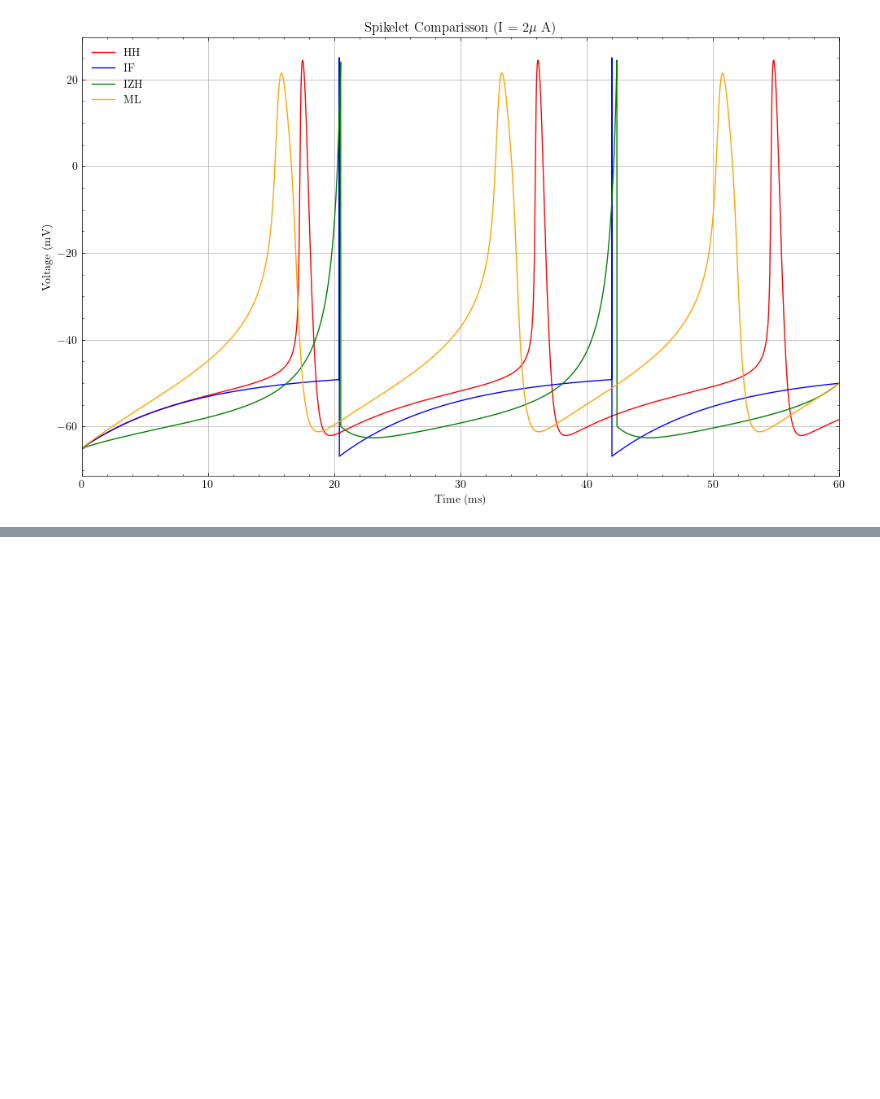
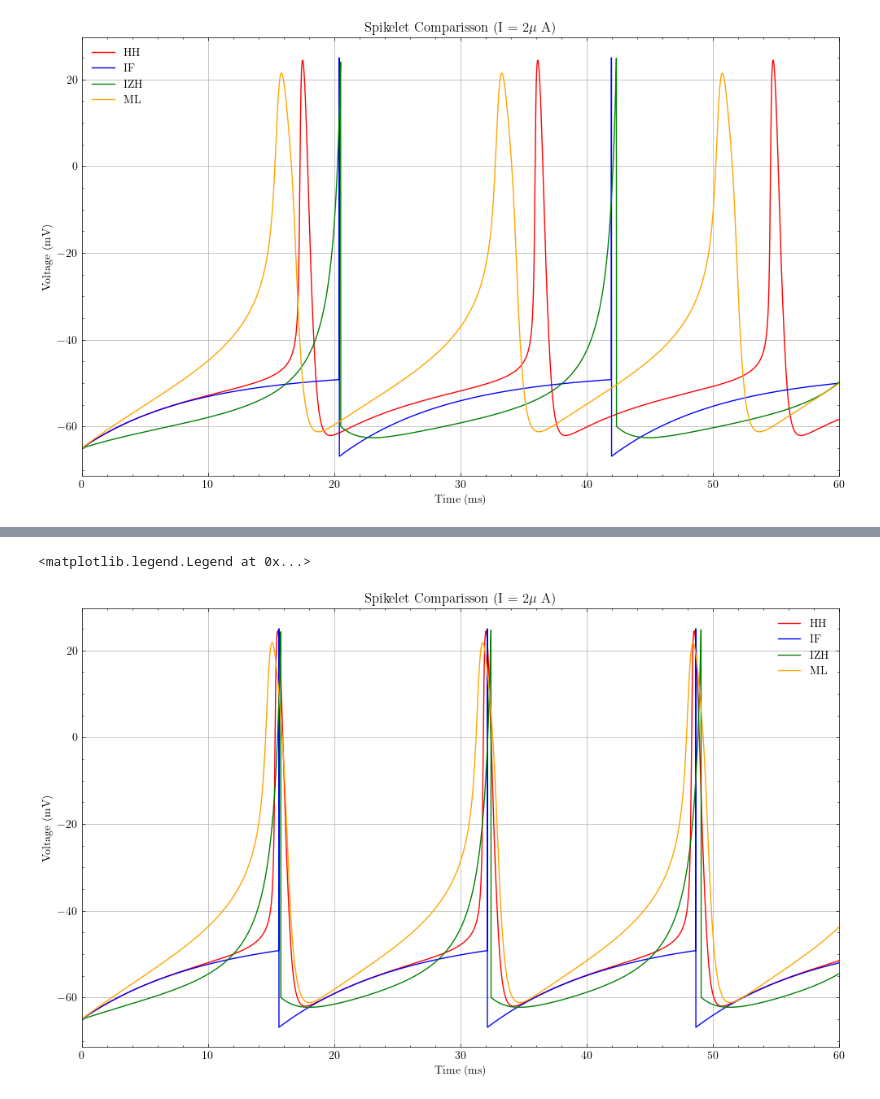
Before and after one commit to Sir-Bip-Bop/Gap-Junction-Coupling-Studies, a Jupyter notebook: NeuronPairs/spikelet.ipynb, the cells around one changed output, grey strips where cells are left out. Saved outputs shown, nothing was run; the diff lists cells and outputs as text; code cells hidden in the pictures; blank space fills up the shorter version.

```diff
--- a/NeuronPairs/spikelet.ipynb
+++ b/NeuronPairs/spikelet.ipynb
@@ -272,0 +274,29 @@ plt.legend()
+# %%
+Isyn_HH = [[0, 0.1], [0.1, 0]]
+Isyn_IF = [[0, 0.1], [0.1, 0]]
+Isyn_IZH = [[0, 0.1], [0.1, 0]]
+Isyn_ML = [[0, 0.1], [0.1,0]]
+
+Is_HH = np.array(Isyn_HH)
+Is_IF = np.array(Isyn_IF)
+Is_IZH = np.array(Isyn_IZH)
+Is_ML = np.array(Isyn_ML)
+# %%
+dataHH_adjust, completeHH_adjust, matrixHH_adjust = project.models.rk_simplemodel_Rossum(dt,t_final,order,[V0,V0],[n0,n0],[m0,m0],[h0,h0],*params_HH,I_HH,Is_HH,0.0,tau)
+dataIF_adjust, completeIF_adjust, matrixIF_adjust = project.models.rk_if_Rossum(dt, t_final,order,y0,*params_LIF,I_IF,Is_IF,0.0,tau,1)
+dataIZH_adjust, completeIZH_adjust, matrixIZH_adjust = project.models.rk_ish_Rossum(dt,t_final,order,y0,u0,I_IZH,Is_IZH,*params_IZH,0.0,tau)
+dataML_adjust, completeML_adjust, matrixML_adjust = project.models.rk_ml_Rossum(dt,t_final,2,y0,w0,*params_ML,I_ML,Is_ML,0.0,tau)
+# %%
+time = np.linspace(0,t_final,int(t_final/dt),)
+plt.plot(time,dataHH_adjust[:,0], color = 'red', label = 'HH')
+plt.plot(time,dataIF_adjust[:,0], color = 'blue', label = 'IF')
+plt.plot(time,dataIZH_adjust[:,0], color = 'green', label = 'IZH')
+plt.plot(time,dataML_adjust[:,0], color = 'orange', label = 'ML')
+plt.title(r'Spikelet Comparisson (I = 2$\mu$ A)')
+plt.xlabel('Time (ms)')
+plt.ylabel('Voltage (mV)')
+plt.xlim(0,60)
+plt.legend()
+# %% [output]
+<matplotlib.legend.Legend at 0x...>
+[figure, added]
```
Also changed, not shown: parts of 16 cells of this notebook, 4 other files.
